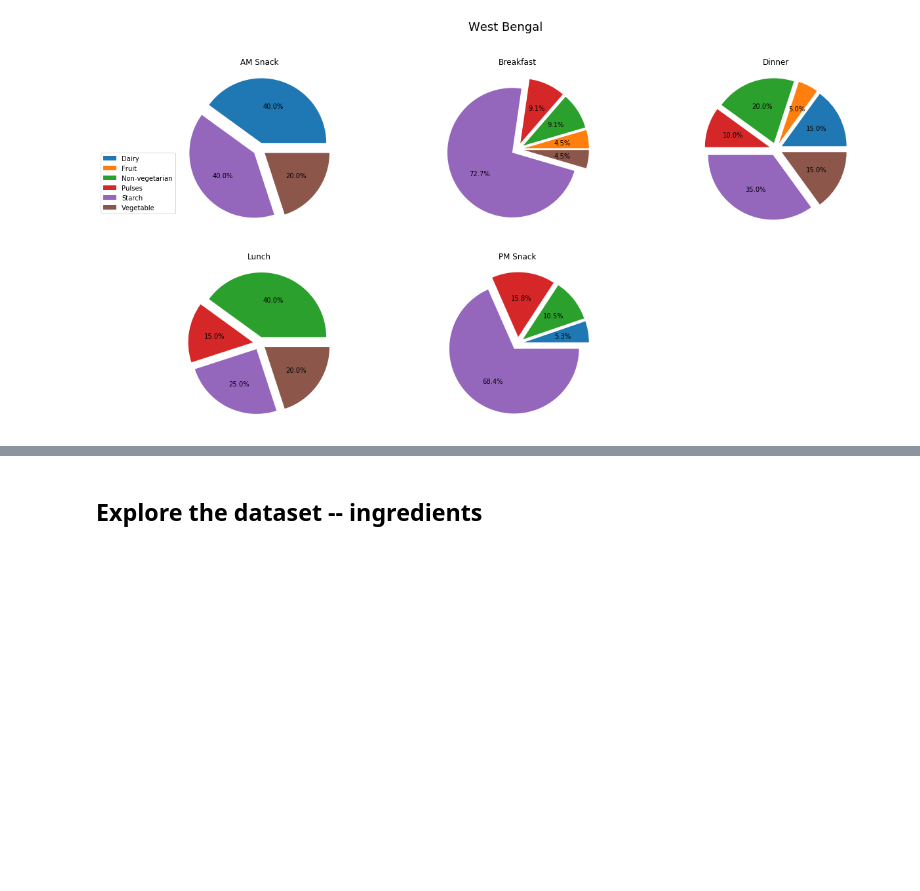
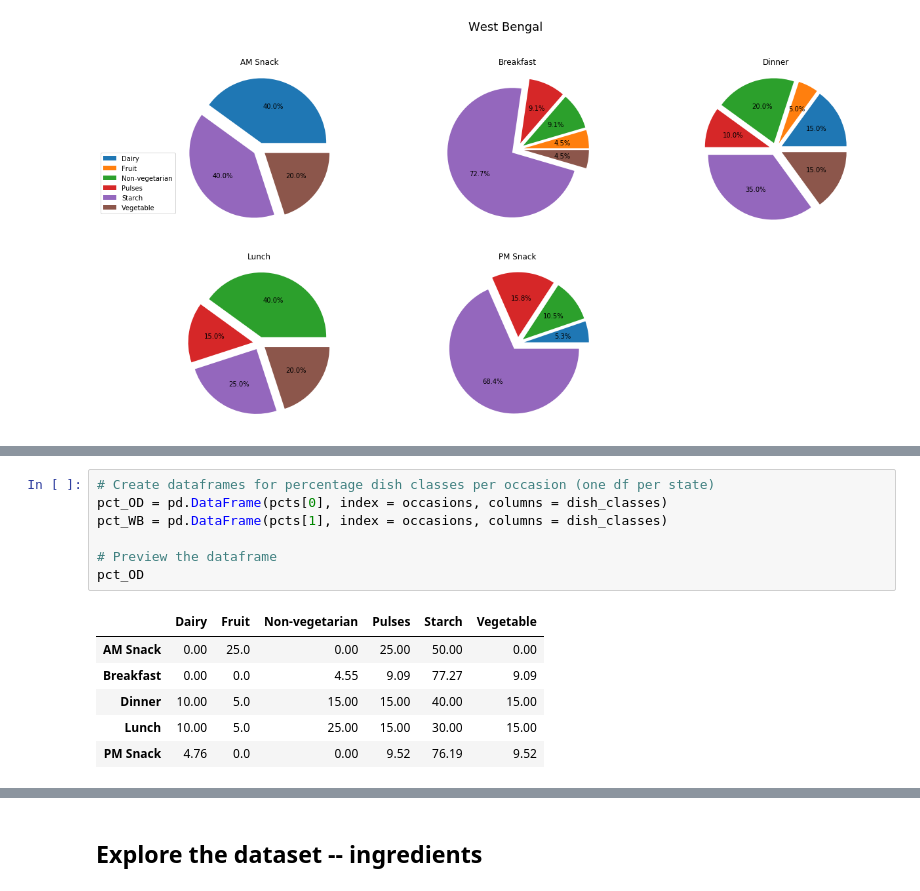
Before and after one commit to rochiecuevas/FoodChoice, a Jupyter notebook: Expert_Elicitation.ipynb, the cells around one changed output, grey strips where cells are left out. Cells and saved outputs as stored; diff of their text form; blank space fills up the shorter version.

```diff
--- a/Expert_Elicitation.ipynb
+++ b/Expert_Elicitation.ipynb
@@ -570,0 +594,14 @@ for x in states:
+# %%
+# Create dataframes for percentage dish classes per occasion (one df per state)
+pct_OD = pd.DataFrame(pcts[0], index = occasions, columns = dish_classes)
+pct_WB = pd.DataFrame(pcts[1], index = occasions, columns = dish_classes)
+
+# Preview the dataframe
+pct_OD
+# %% [output]
+|  | Dairy | Fruit | Non-vegetarian | Pulses | Starch | Vegetable |
+| AM Snack | 0.00 | 25.0 | 0.00 | 25.00 | 50.00 | 0.00 |
+| Breakfast | 0.00 | 0.0 | 4.55 | 9.09 | 77.27 | 9.09 |
+| Dinner | 10.00 | 5.0 | 15.00 | 15.00 | 40.00 | 15.00 |
+| Lunch | 10.00 | 5.0 | 25.00 | 15.00 | 30.00 | 15.00 |
+| PM Snack | 4.76 | 0.0 | 0.00 | 9.52 | 76.19 | 9.52 |
```
Also changed, not shown: parts of 8 cells of this notebook.
